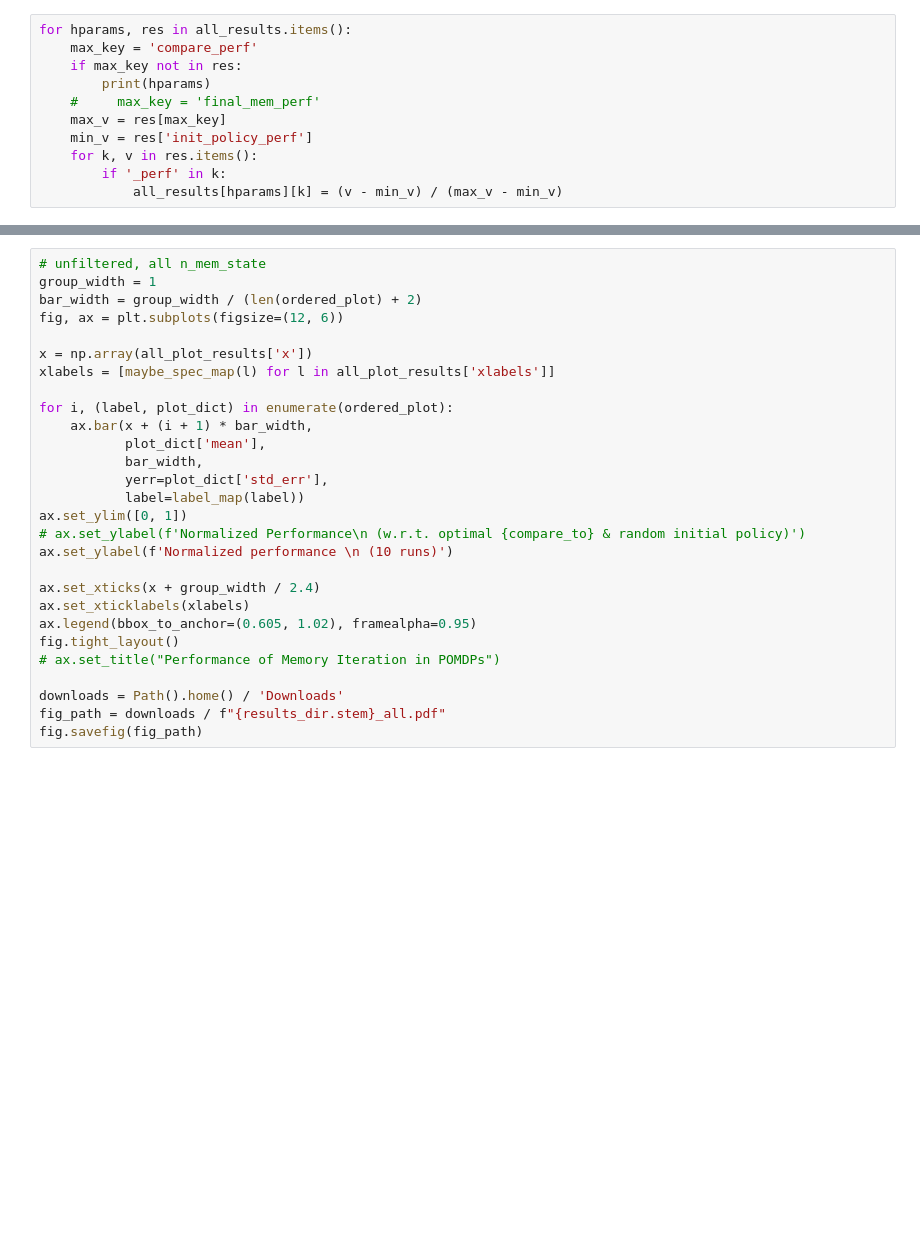
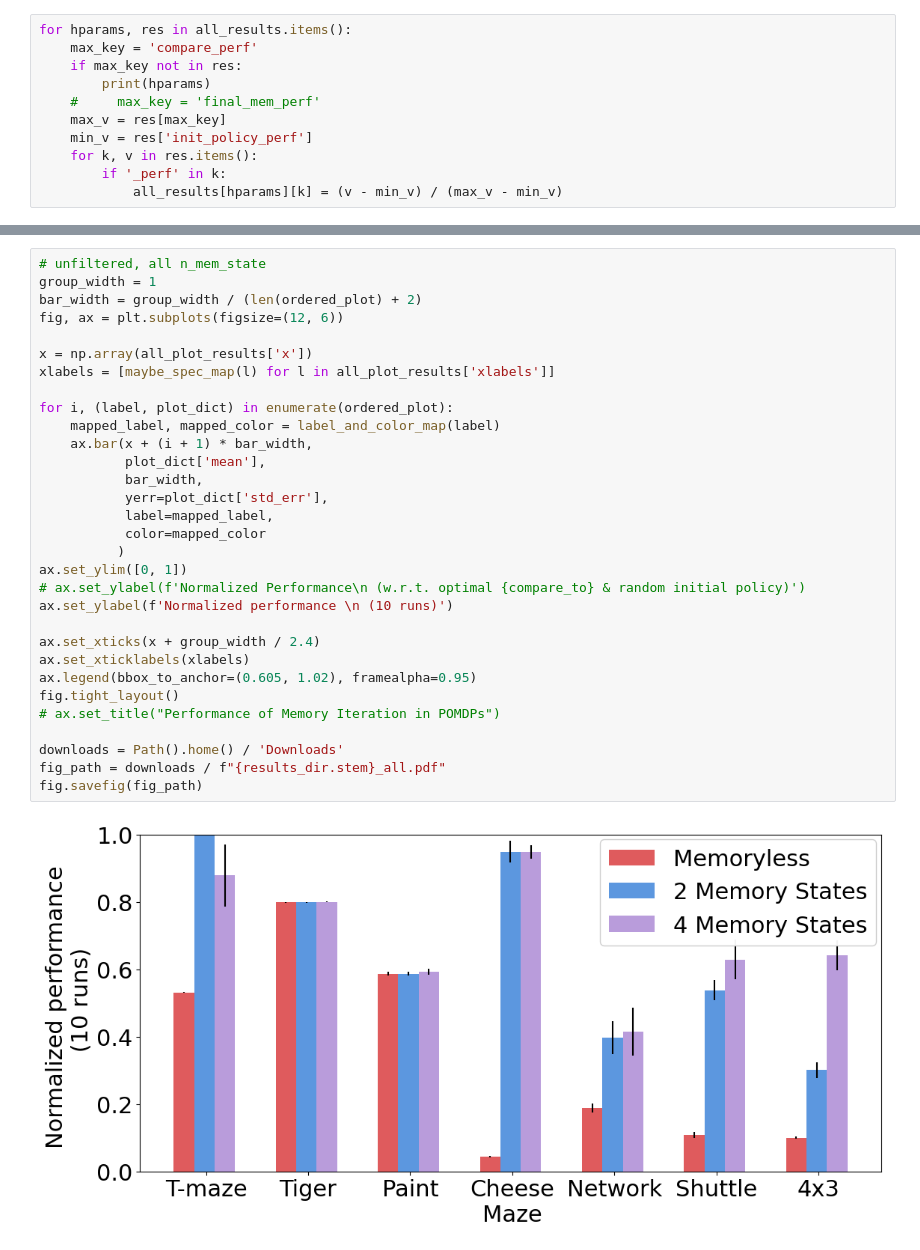
Before and after one commit to camall3n/grl, a Jupyter notebook: scripts/plotting/mi_performance.ipynb, the cells around one changed output, grey strips where cells are left out. Saved outputs shown, nothing was run; the diff lists cells and outputs as text; blank space fills up the shorter version.

```diff
--- a/scripts/plotting/mi_performance.ipynb
+++ b/scripts/plotting/mi_performance.ipynb
@@ -233,28 +252,33 @@ fig.savefig(fig_path)
 # %%
 # unfiltered, all n_mem_state
 group_width = 1
 bar_width = group_width / (len(ordered_plot) + 2)
 fig, ax = plt.subplots(figsize=(12, 6))
 
 x = np.array(all_plot_results['x'])
 xlabels = [maybe_spec_map(l) for l in all_plot_results['xlabels']]
 
 for i, (label, plot_dict) in enumerate(ordered_plot):
+    mapped_label, mapped_color = label_and_color_map(label)
     ax.bar(x + (i + 1) * bar_width,
            plot_dict['mean'],
            bar_width,
            yerr=plot_dict['std_err'],
-           label=label_map(label))
+           label=mapped_label,
+           color=mapped_color
+          )
 ax.set_ylim([0, 1])
 # ax.set_ylabel(f'Normalized Performance\n (w.r.t. optimal {compare_to} & random initial policy)')
 ax.set_ylabel(f'Normalized performance \n (10 runs)')
 
 ax.set_xticks(x + group_width / 2.4)
 ax.set_xticklabels(xlabels)
 ax.legend(bbox_to_anchor=(0.605, 1.02), framealpha=0.95)
 fig.tight_layout()
 # ax.set_title("Performance of Memory Iteration in POMDPs")
 
 downloads = Path().home() / 'Downloads'
 fig_path = downloads / f"{results_dir.stem}_all.pdf"
 fig.savefig(fig_path)
+# %% [output]
+[figure, added]
```
Also changed, not shown: parts of 6 cells of this notebook, 5 other files.
